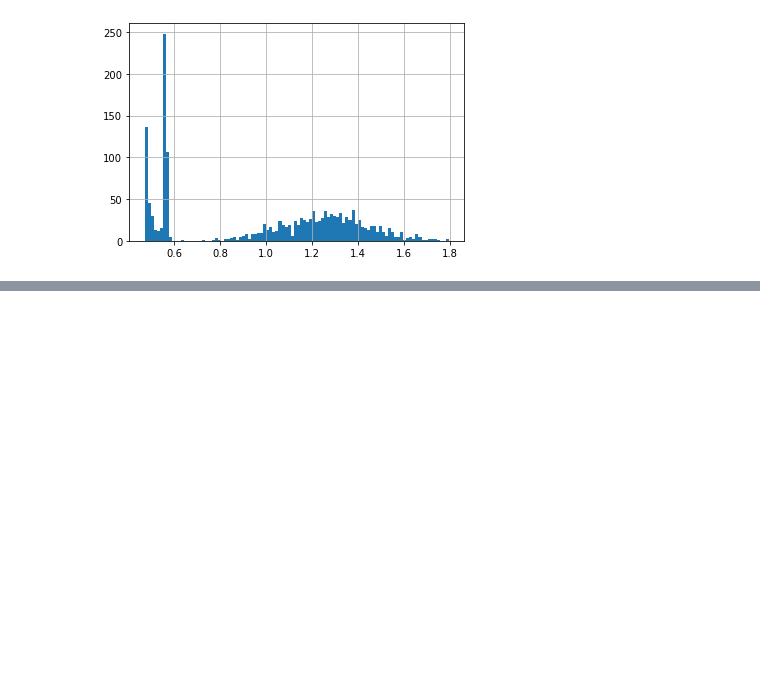
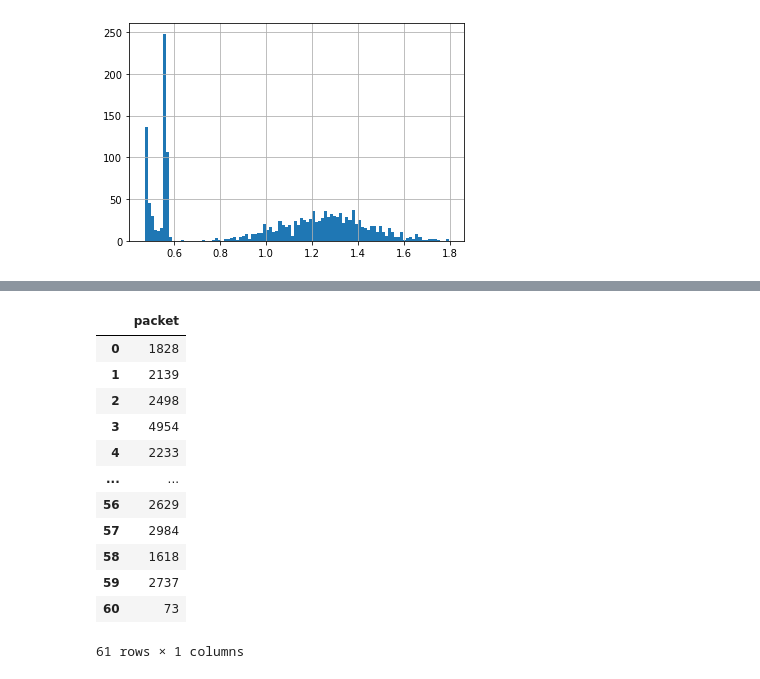
Before and after one commit to hotshot07/thesis, a Jupyter notebook: notebooks/Generating_synthetic_data.ipynb, the cells around one changed output, grey strips where cells are left out. Drawn from its saved outputs; the diff is of its cells as text; code cells hidden in the pictures; blank space fills up the shorter version.

```diff
--- a/notebooks/Generating_synthetic_data.ipynb
+++ b/notebooks/Generating_synthetic_data.ipynb
@@ -276,0 +287,16 @@ plt.plot(df['packet'])
+# %%
+df_nor = df_nor.reset_index(drop=True)
+# %% [output]
+|  | packet |
+| 0 | 1828 |
+| 1 | 2139 |
+| 2 | 2498 |
+| 3 | 4954 |
+| 4 | 2233 |
+| ... | ... |
+| 56 | 2629 |
+| 57 | 2984 |
+| 58 | 1618 |
+| 59 | 2737 |
+| 60 | 73 |
+61 rows × 1 columns
```
Also changed, not shown: parts of 6 cells of this notebook.
